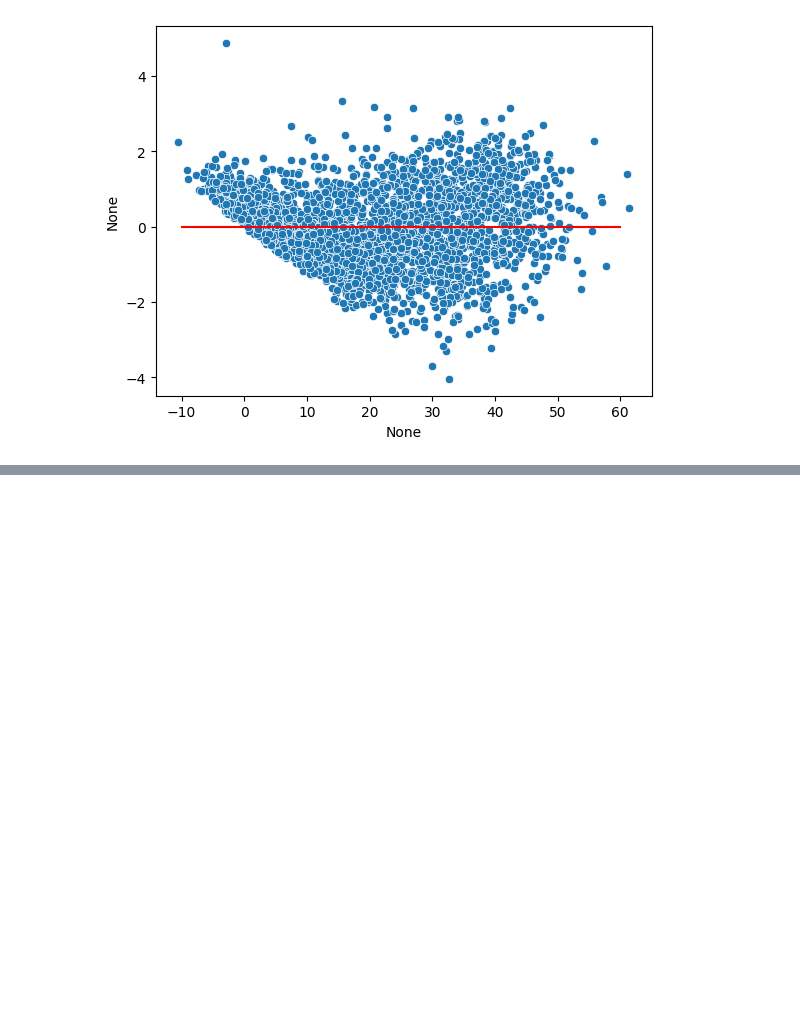
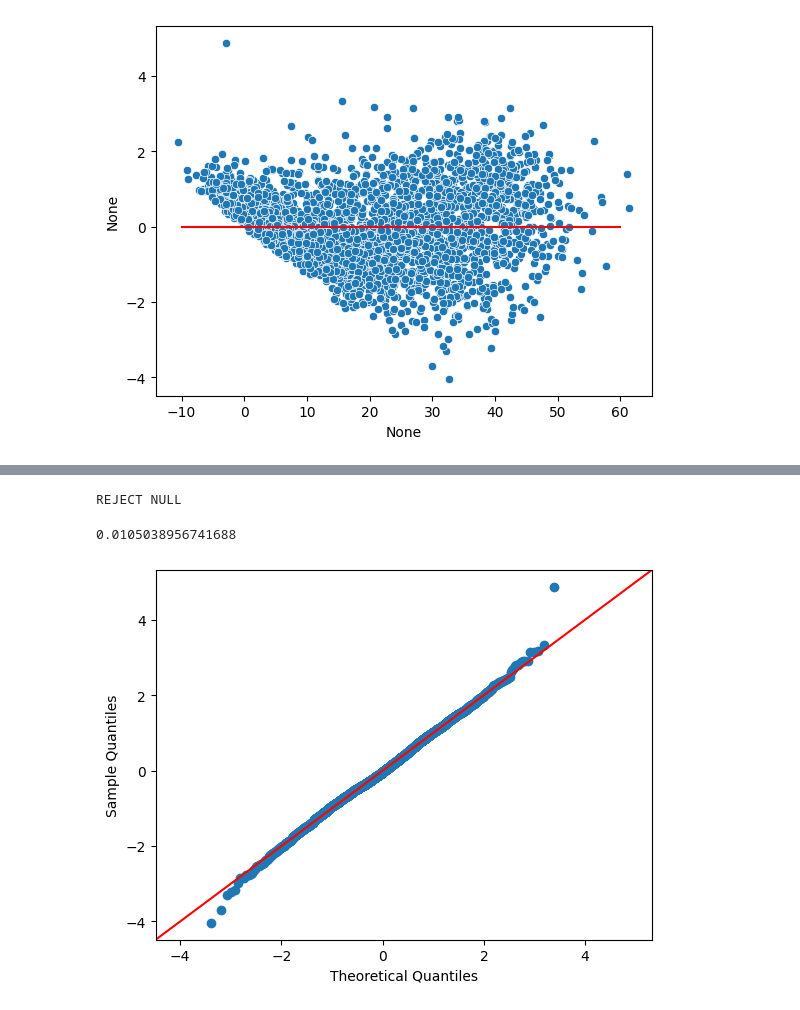
Before and after one commit to valenciaaalberto/Math189Project, a Jupyter notebook: Data/project.ipynb, the cells around one changed output, grey strips where cells are left out. Drawn from its saved outputs; the diff is of its cells as text; code cells hidden in the pictures; blank space fills up the shorter version.

```diff
--- a/Data/project.ipynb
+++ b/Data/project.ipynb
@@ -333,0 +346,15 @@ plt.hist(standardize(model.resid), bins=30)
+# %%
+residuals_pvalue = stats.shapiro(standardize(model.resid)).pvalue
+if residuals_pvalue < alpha:
+    print("REJECT NULL")
+else:
+    print("FAIL TO REJECT NULL")
+
+residuals_pvalue
+# %% [output]
+REJECT NULL
+0.0105038956741688
+# %%
+qq = sm.qqplot(standardize(model.resid), stats.norm, line='45')
+# %% [output]
+[figure, added]
```
Also changed, not shown: parts of 12 cells of this notebook.
